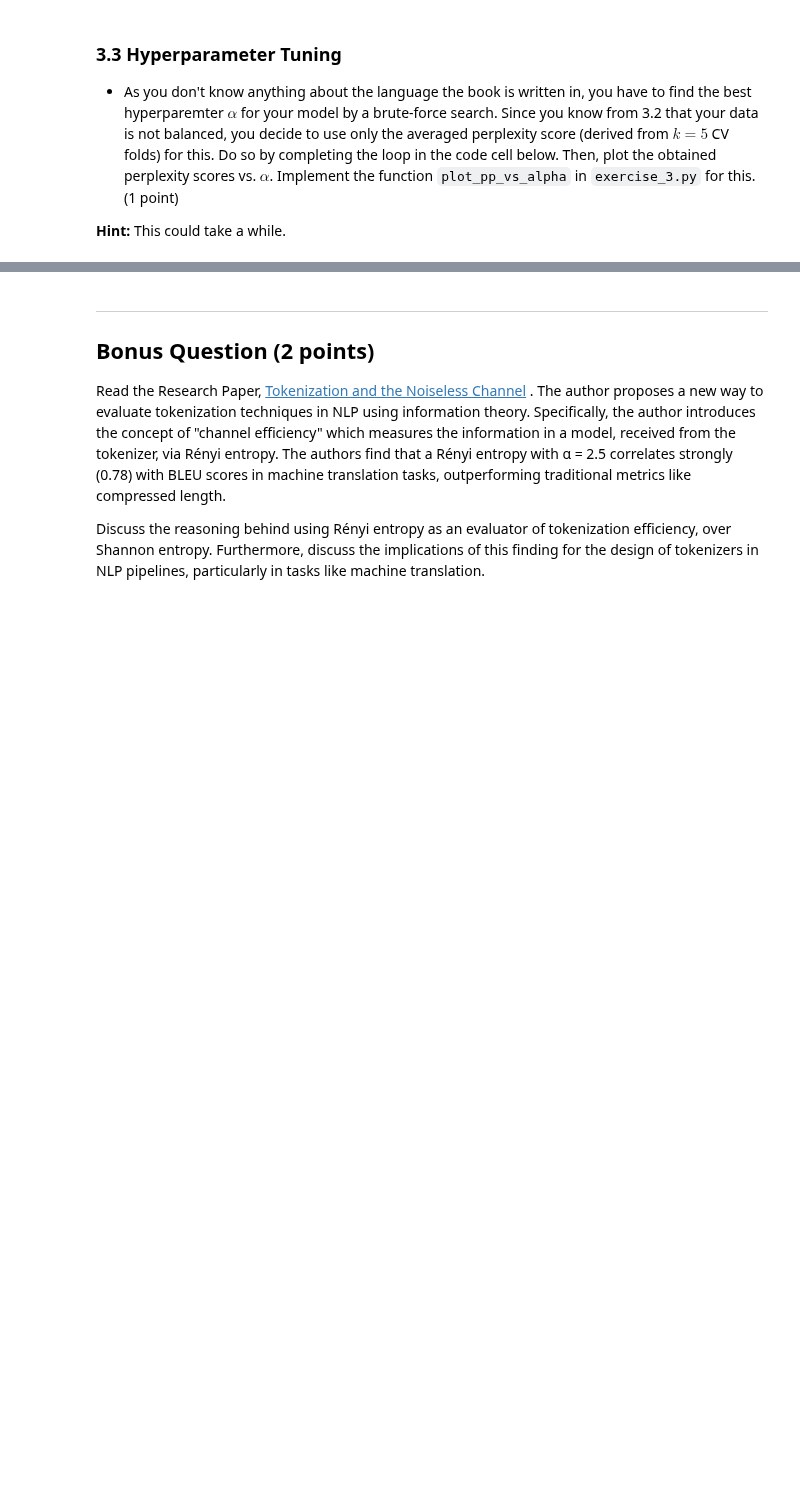
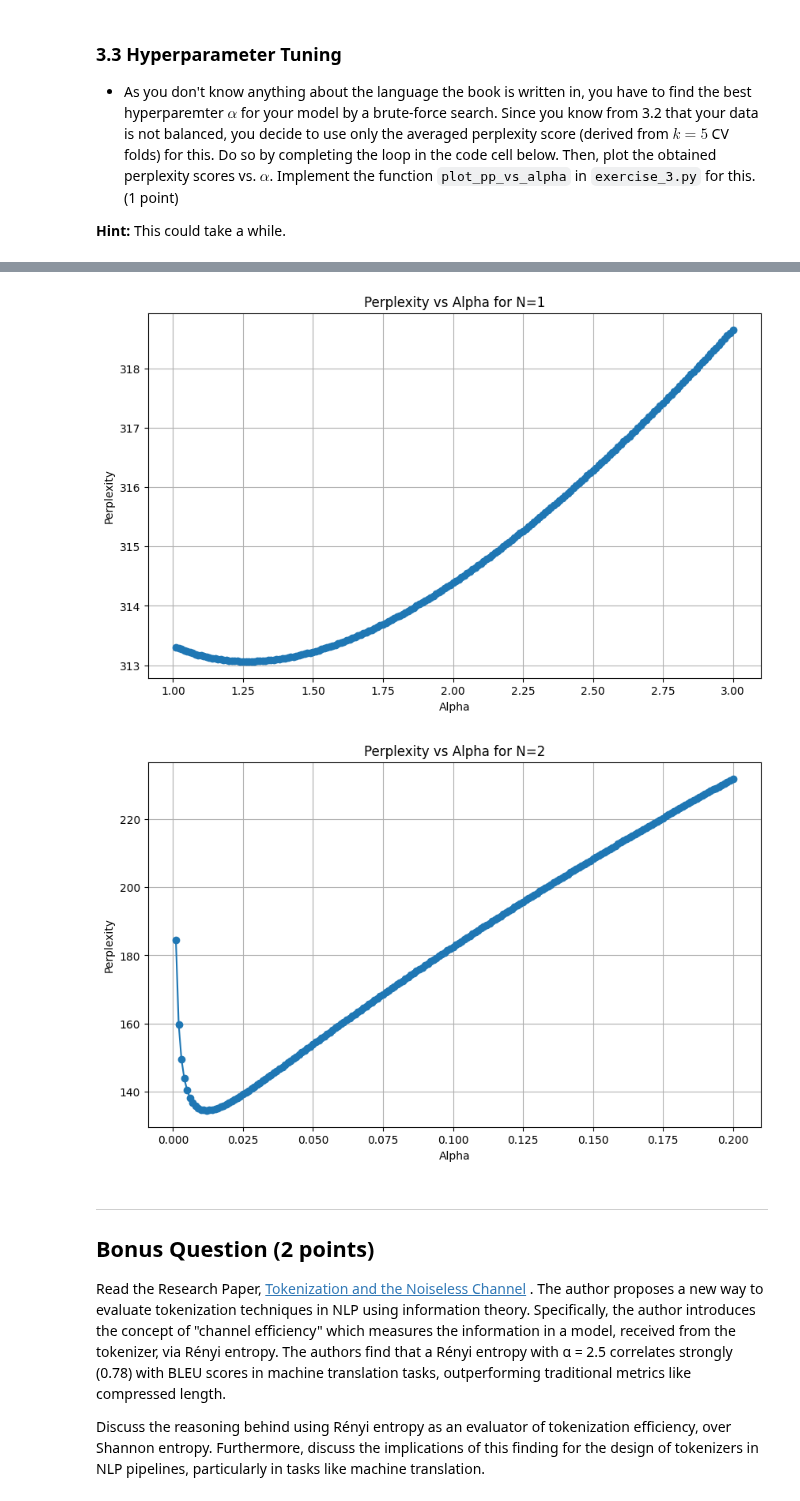
Before and after one commit to Maxewang0220/SNLP, a Jupyter notebook: Assignment_5/Assignment5.ipynb, the cells around one changed output, grey strips where cells are left out. Cells and saved outputs as stored; diff of their text form; code cells hidden in the pictures; blank space fills up the shorter version.

```diff
--- a/Assignment_5/Assignment5.ipynb
+++ b/Assignment_5/Assignment5.ipynb
@@ -155,10 +191,37 @@ alphas = [x*0.01 for x in range(1,101)]
 # %%
 # hyperparamter tuning, unigram + bigram
+uni_alphas = [x*0.01 for x in range(101,301)]
+bi_alphas = [x*0.001 for x in range(1,201)]
+avg_pps_unigram = []
+avg_pps_bigram = []
 
-for alpha in alphas:
-  # TODO: estimate LMs!
+# TODO: estimate LMs!
+for uni_alpha in uni_alphas:
+    pps_unigram = []
+    for i, (train_fold, test_fold) in enumerate(cv_folds):
+        UniGram = NGramLM(train_set, N=1, alpha=uni_alpha)
+        perplexity_unigram = NGramLM.perplexity(UniGram, test_fold)
+        pps_unigram.append(perplexity_unigram)
+
+    avg_pp_unigram = sum(pps_unigram) / len(pps_unigram)
+    avg_pps_unigram.append(avg_pp_unigram)
+
+for bi_alpha in bi_alphas:
+    pps_bigram = []
+    for i, (train_fold, test_fold) in enumerate(cv_folds):
+        BiGram = NGramLM(train_set, N=2, alpha=bi_alpha)
+        perplexity_bigram = NGramLM.perplexity(BiGram, test_fold)
+        pps_bigram.append(perplexity_bigram)
+
+    avg_pp_bigram = sum(pps_bigram) / len(pps_bigram)
+    avg_pps_bigram.append(avg_pp_bigram)
 
 # TODO: plot!
+exercise_3.plot_pp_vs_alpha(avg_pps_unigram, uni_alphas, N=1)
+exercise_3.plot_pp_vs_alpha(avg_pps_bigram, bi_alphas, N=2)
+# %% [output]
+[figure, added]
+[figure, added]
 # %% [markdown]
 ---
 
```
Also changed, not shown: parts of 7 cells of this notebook, 2 other files.
